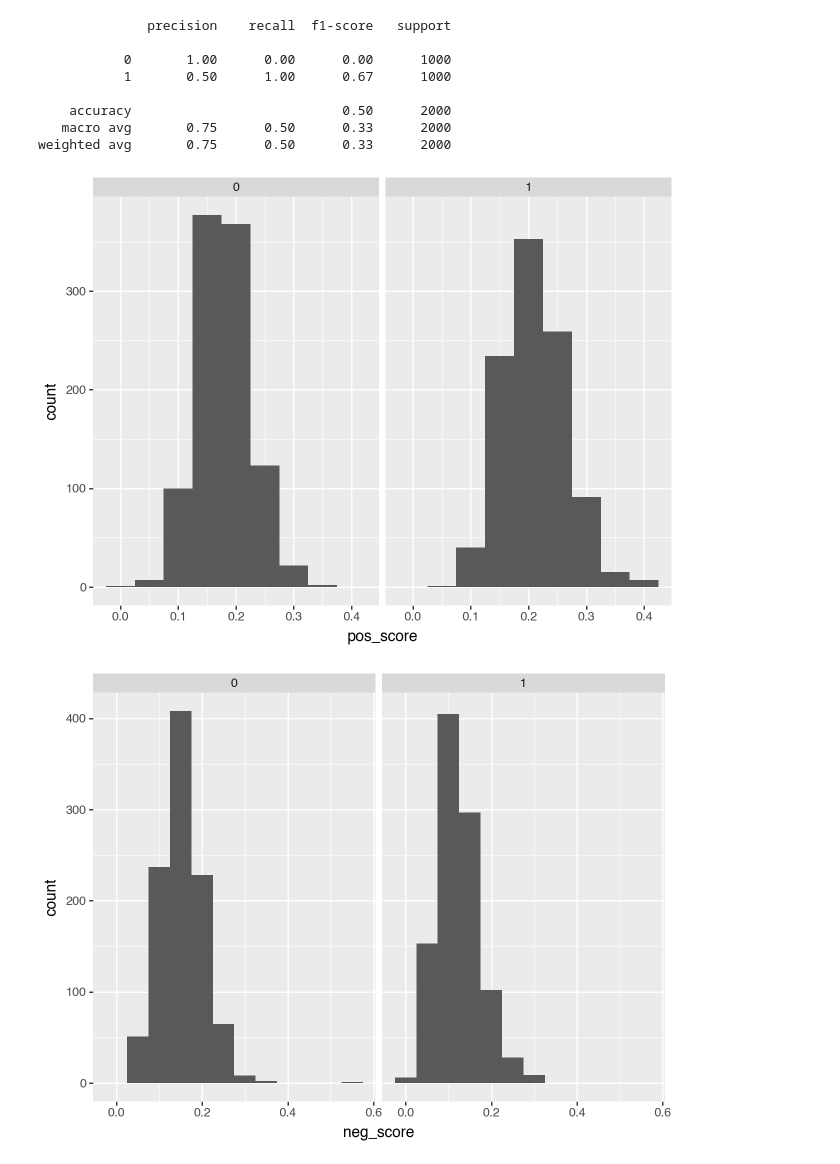
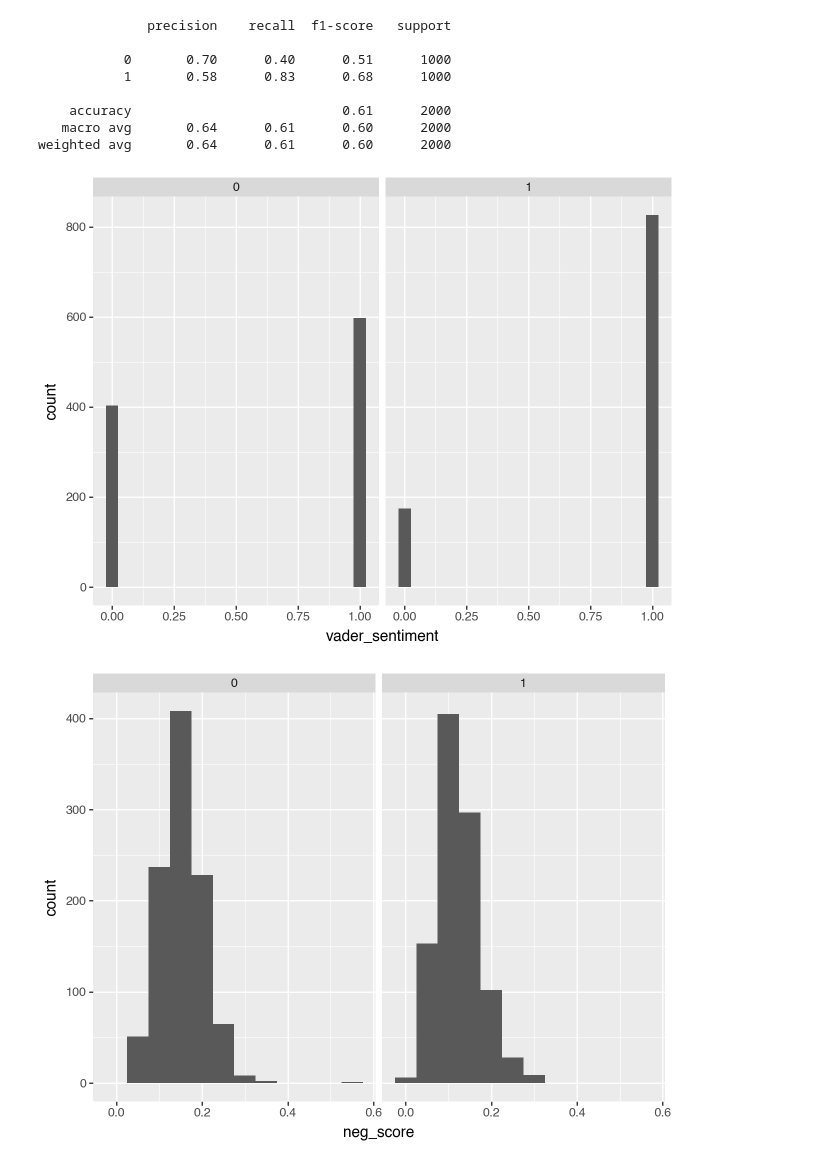
Before and after one commit to tracyreuter/NLP-sentiment-analysis, a Jupyter notebook: NLP_sentiment_analysis.ipynb, the cells around one changed output. Drawn from its saved outputs; the diff is of its cells as text; code cells hidden in the pictures.

Commit message:
updating NLTK to use vader compound score

```diff
--- a/NLP_sentiment_analysis.ipynb
+++ b/NLP_sentiment_analysis.ipynb
@@ -51,53 +47,44 @@ df['text'] = df['text'].apply(preprocess_text)
 
 analyzer = SentimentIntensityAnalyzer() # use nltk vader for sentiment analysis
 def get_sentiment(text):
+    # Use polarity_scores() to get a dictionary with four scores:
+    # 'neg': The proportion of negative words in the text.
+    # 'neu': The proportion of neutral words in the text.
+    # 'pos': The proportion of positive words in the text.
+    # 'compound': The normalized, weighted composite score, ranging from -1 (most negative) to 1 (most positive).
     scores = analyzer.polarity_scores(text)
-    vader_sentiment = 1 if scores['pos'] > 0 else 0
+    # Use the compound score to create a binary classification
+    vader_sentiment = 1 if scores['compound'] > 0 else 0
     return vader_sentiment
 df['vader_sentiment'] = df['text'].apply(get_sentiment)
 df['sentiment'] = np.where(df['sentiment'] == 'pos', 1, 0)
-from sklearn.metrics import classification_report # assess model performance
+
+# evaluate model performance
+from sklearn.metrics import classification_report
 print(classification_report(df['sentiment'], df['vader_sentiment']))
-# overall accuracy is 79%
-# precision 0: for all obs classified NEG, 66% were classified correctly
-# precision 1: for all obs classified POS, 80% were classified correctly
-# recall 0: for all obs that were actually NEG, 24% were classified correctly
-# recall 1: for all obs that were actually POS, 96% were classified correctly
 # %% [output]
               precision    recall  f1-score   support
 
-           0       1.00      0.00      0.00      1000
-           1       0.50      1.00      0.67      1000
+           0       0.70      0.40      0.51      1000
+           1       0.58      0.83      0.68      1000
 
-    accuracy                           0.50      2000
-   macro avg       0.75      0.50      0.33      2000
-weighted avg       0.75      0.50      0.33      2000
+    accuracy                           0.61      2000
+   macro avg       0.64      0.61      0.60      2000
+weighted avg       0.64      0.61      0.60      2000
-# %%
-# ok what does it take for a review_label (the benchmark) to be negative?
-# vader gives 4 scores (neg, neu, pos, compound) so look at neg and pos together
-def get_neg_scores(text):
-    scores = analyzer.polarity_scores(text)
-    neg_score = scores['neg']
-    return neg_score
-df['neg_score'] = df['text'].apply(get_neg_scores)
-def get_pos_scores(text):
-    scores = analyzer.polarity_scores(text)
-    pos_score = scores['pos']
-    return pos_score
-df['pos_score'] = df['text'].apply(get_pos_scores)
-def get_compound_scores(text):
-    scores = analyzer.polarity_scores(text)
-    compound_score = scores['compound']
-    return compound_score
-df['compound_score'] = df['text'].apply(get_compound_scores)
 # %%
-from plotnine import *
-ggplot(df, aes(x = 'pos_score')) + \
-facet_wrap(facets = "sentiment") + \
-geom_histogram(binwidth = 0.05)
-# negative reviews have vader pos_score < 0.50
+from plotnine import ggplot, aes, facet_wrap, geom_histogram
+
+# Generate plot
+plot = (
+    ggplot(df, aes(x = 'vader_sentiment')) +
+    facet_wrap(facets = 'sentiment') +
+    geom_histogram(binwidth = 0.05)
+)
+
+# Display plot
+plot
 # %% [output]
-[figure, old version]
+[figure, new version]
 # %%
 ggplot(df, aes(x = 'neg_score')) + \
 facet_wrap(facets = "sentiment") + \
```
Also changed, not shown: parts of 4 cells of this notebook.
